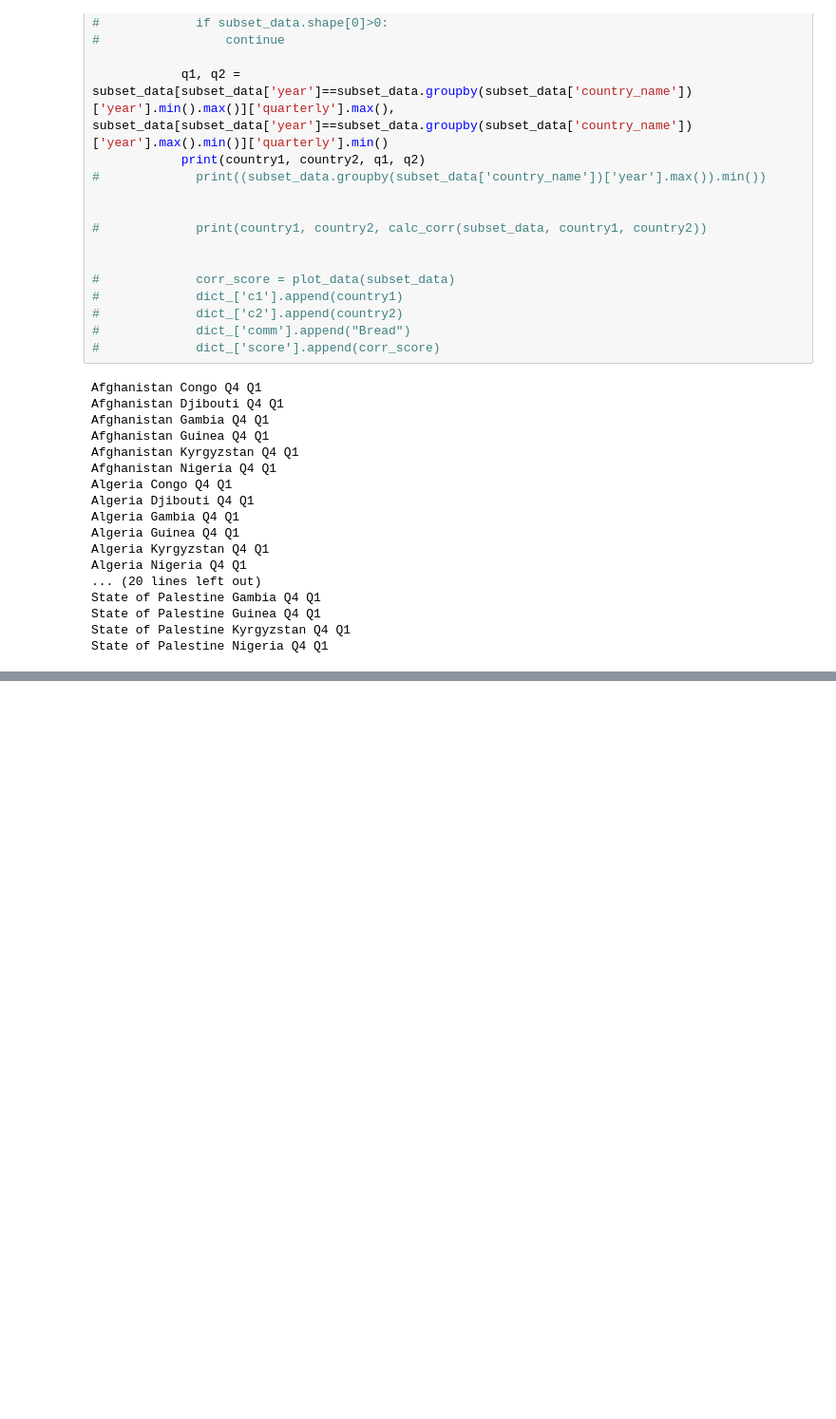
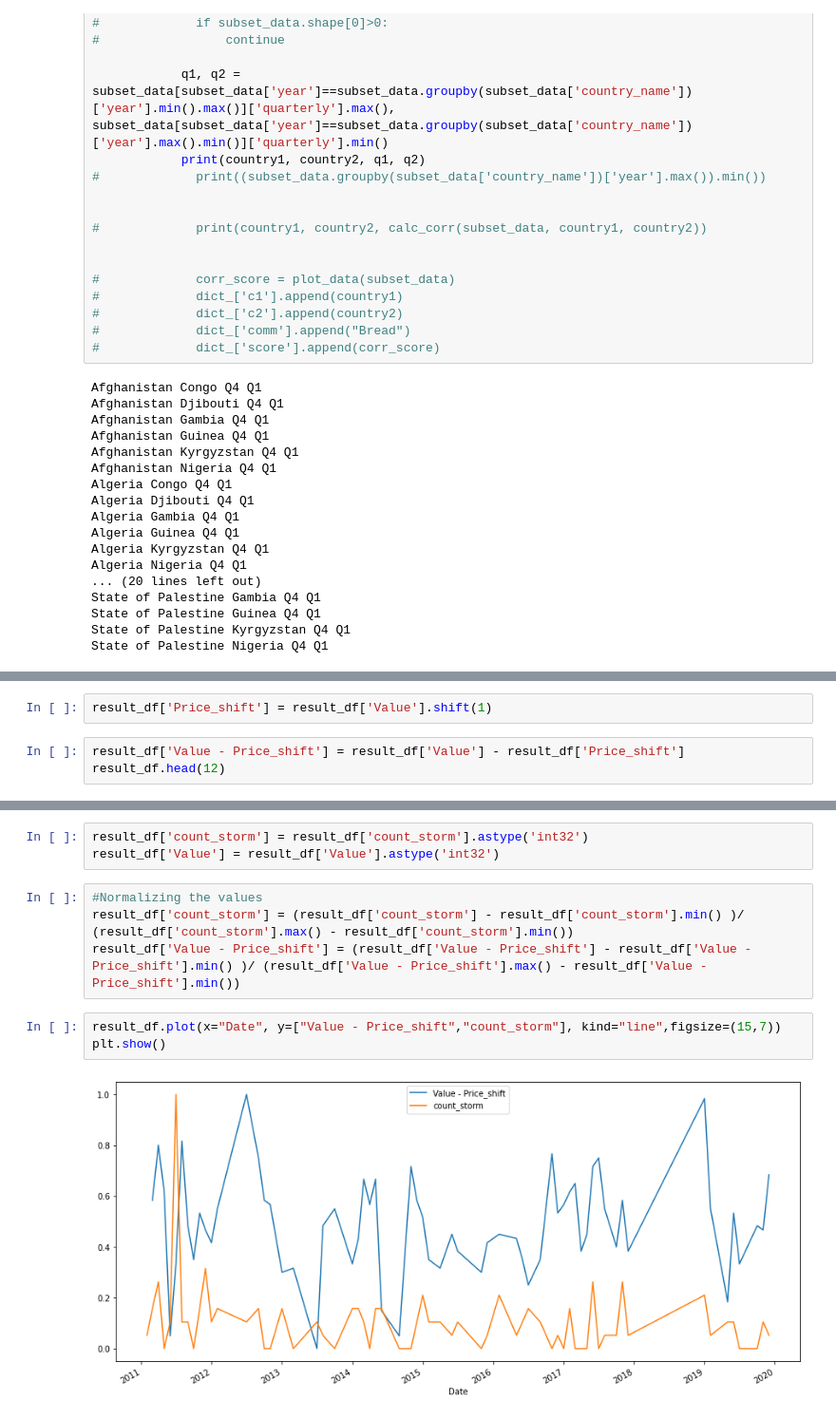
Before and after one commit to DarshanPangare/2021Fall_finals, a Jupyter notebook: FinalProject.ipynb, the cells around one changed output, grey strips where cells are left out. Shown: that part at 95% size. Saved outputs shown, nothing was run; the diff lists cells and outputs as text; blank space fills up the shorter version.

```diff
--- a/FinalProject.ipynb
+++ b/FinalProject.ipynb
@@ -215,0 +343,5 @@ State of Palestine Nigeria Q4 Q1
+# %%
+result_df['Price_shift'] = result_df['Value'].shift(1)
+# %%
+result_df['Value - Price_shift'] = result_df['Value'] - result_df['Price_shift']
+result_df.head(12)
@@ -215,0 +362,12 @@ State of Palestine Nigeria Q4 Q1
+# %%
+result_df['count_storm'] = result_df['count_storm'].astype('int32')
+result_df['Value'] = result_df['Value'].astype('int32')
+# %%
+#Normalizing the values
+result_df['count_storm'] = (result_df['count_storm'] - result_df['count_storm'].min() )/ (result_df['count_storm'].max() - result_df['count_storm'].min())
+result_df['Value - Price_shift'] = (result_df['Value - Price_shift'] - result_df['Value - Price_shift'].min() )/ (result_df['Value - Price_shift'].max() - result_df['Value - Price_shift'].min())
+# %%
+result_df.plot(x="Date", y=["Value - Price_shift","count_storm"], kind="line",figsize=(15,7))
+plt.show()
+# %% [output]
+[figure, added]
```
Also changed, not shown: parts of 21 cells of this notebook.
